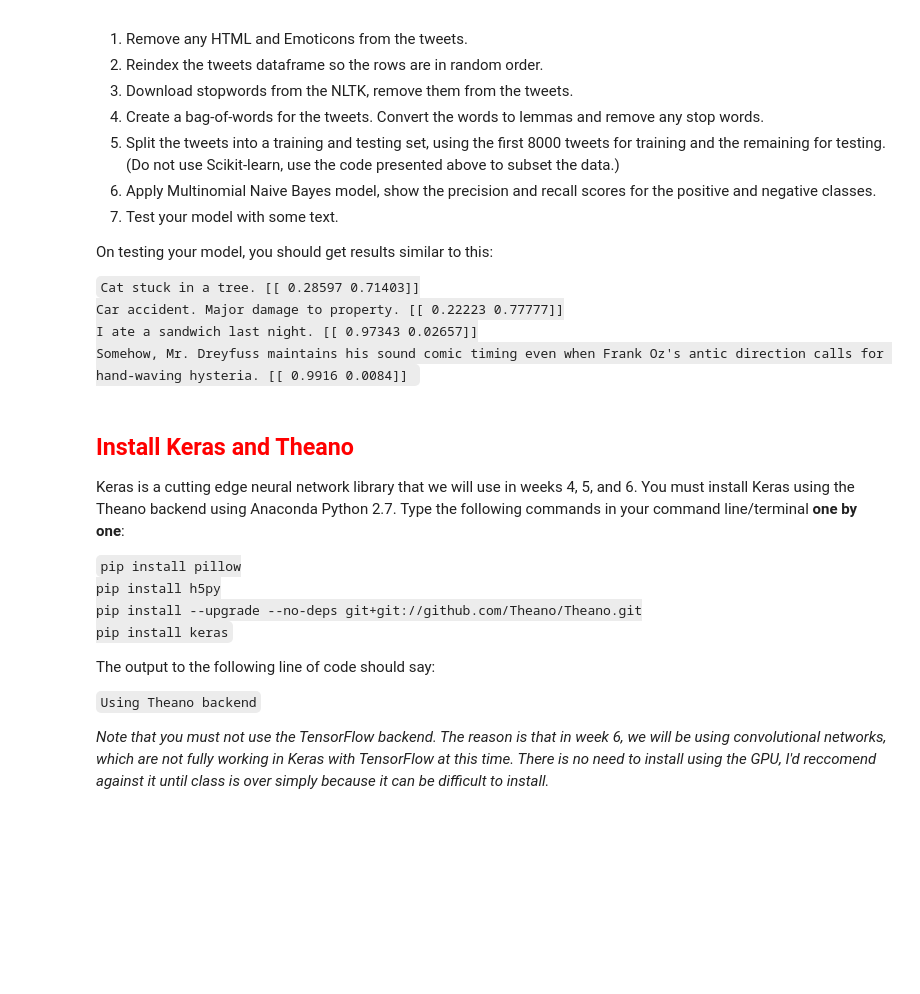
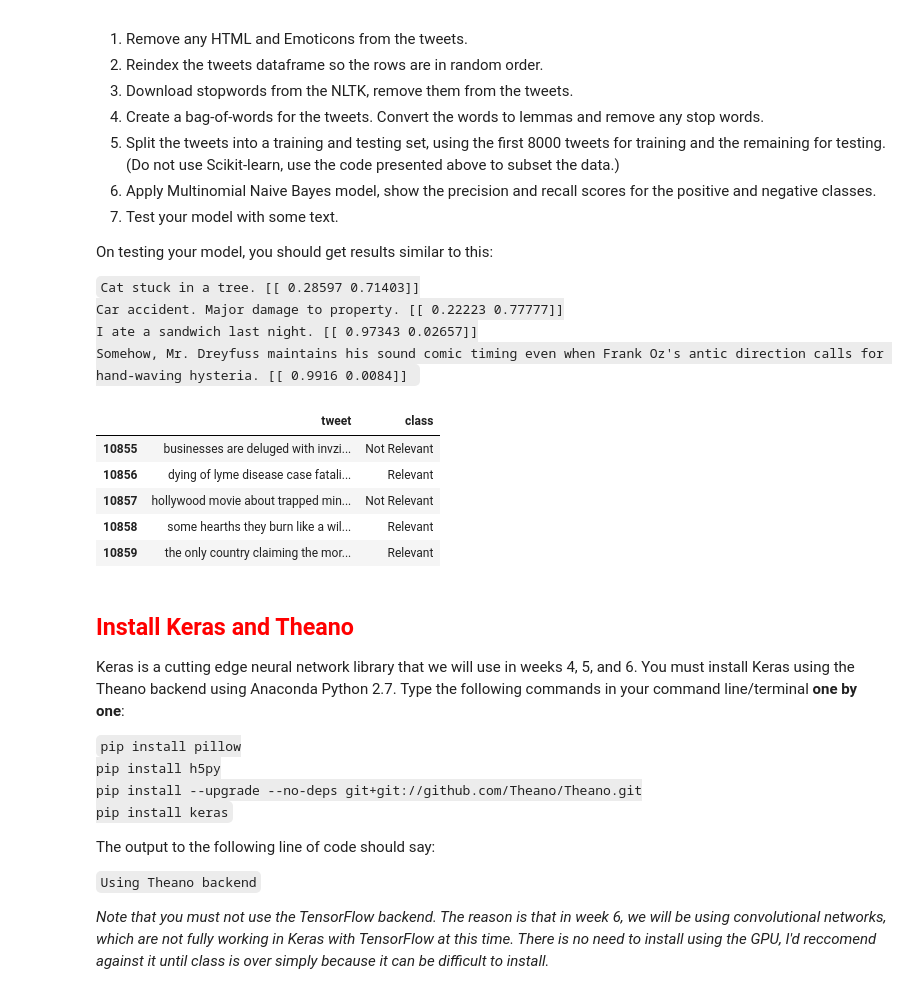
Before and after one commit to ecn3/DATA55000-A3, a Jupyter notebook: Week 3 Assignment Notebook.ipynb, the cells around one changed output. Drawn from its saved outputs; the diff is of its cells as text; code cells hidden in the pictures; blank space fills up the shorter version.

Commit message:
Reindex the tweets dataframe so the rows are in random order.

```diff
--- a/Week 3 Assignment Notebook.ipynb
+++ b/Week 3 Assignment Notebook.ipynb
@@ -714,28 +714,41 @@ Somehow, Mr. Dreyfuss maintains his sound comic timing even when Frank Oz's anti
 # %%
 import pandas as pd
 import numpy as np
 from textblob import TextBlob
 from sklearn.feature_extraction.text import CountVectorizer
 from sklearn.naive_bayes import MultinomialNB
 
 # had to add , encoding='latin1' to get rid of unicode error
 tweets = pd.read_csv('socialmedia-disaster-tweets-DFE.csv', encoding='latin1')[['text','choose_one']]
 tweets.columns = ['tweet','class']
 tweets = tweets[(tweets['class'] == 'Relevant') | (tweets['class'] == 'Not Relevant')]
 tweets = tweets.reset_index(drop=True)
-#tweets.tail()
 
-# Remove HTML and emoticons from tweets
+
+# Remove any HTML and Emoticons from the tweets.
 import re
 def preprocessor(text):
     text = re.sub('<[^>]*>', '', text)
     emoticons = re.findall('(?::|;|=)(?:-)?(?:\)|\(|D|P)', text)
     text = re.sub('[\W]+', ' ', text.lower()) +\
-        ' '.join(emoticons).replace('-', '')
+        ' '.join(emoticons).replace('-', '').replace(':)', '').replace(':(', '')
     return text
 
 # Apply preprocessor html/emoticon strip
 tweets['tweet'] = tweets['tweet'].apply(preprocessor)
+
+# Reindex the tweets dataframe so the rows are in random order.
+tweets = tweets.sample(frac=1).reset_index(drop=True)
+
+# Print tail
+tweets.tail()
+# %% [output]
+|  | tweet | class |
+| 10855 | businesses are deluged with invzi... | Not Relevant |
+| 10856 | dying of lyme disease case fatali... | Relevant |
+| 10857 | hollywood movie about trapped min... | Not Relevant |
+| 10858 | some hearths they burn like a wil... | Relevant |
+| 10859 | the only country claiming the mor... | Relevant |
 # %% [markdown]
 ## <span style="color:red">Install Keras and Theano</span>
 
```
Also changed, not shown: 1 other file.
